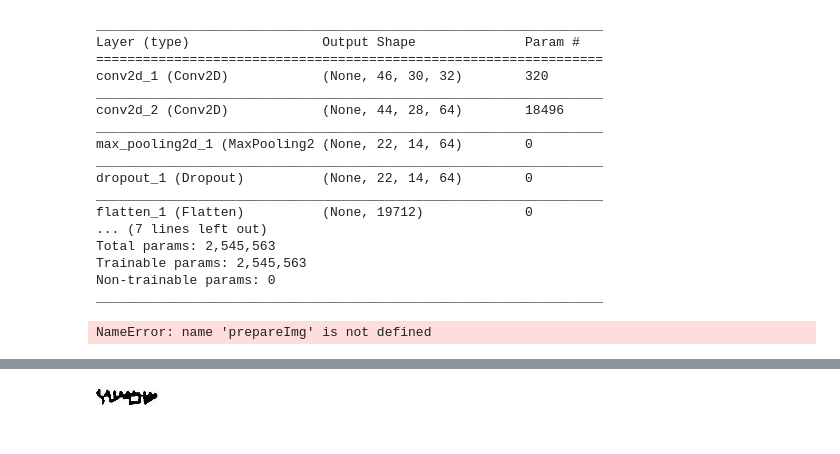
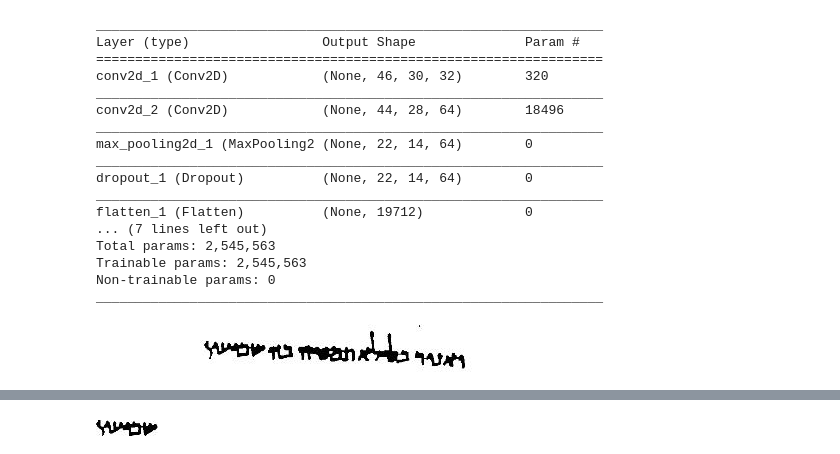
Before and after one commit to JoppeBoekestijn/handwritingrecog, a Jupyter notebook: __Final__/word_segmentation.ipynb, the cells around one changed output, grey strips where cells are left out. Drawn from its saved outputs; the diff is of its cells as text; code cells hidden in the pictures.

```diff
--- a/__Final__/word_segmentation.ipynb
+++ b/__Final__/word_segmentation.ipynb
@@ -80,5 +83,6 @@ _________________________________________________________________
 # %%
 import_images = []
 import_images.append(prepareImg(cv2.imread('input_files_word_old/slice4.png'), 50))
+showarray(import_images[0])
 # %% [output]
-NameError: name 'prepareImg' is not defined
+[figure, added]
```
Also changed, not shown: parts of 5 cells of this notebook.
